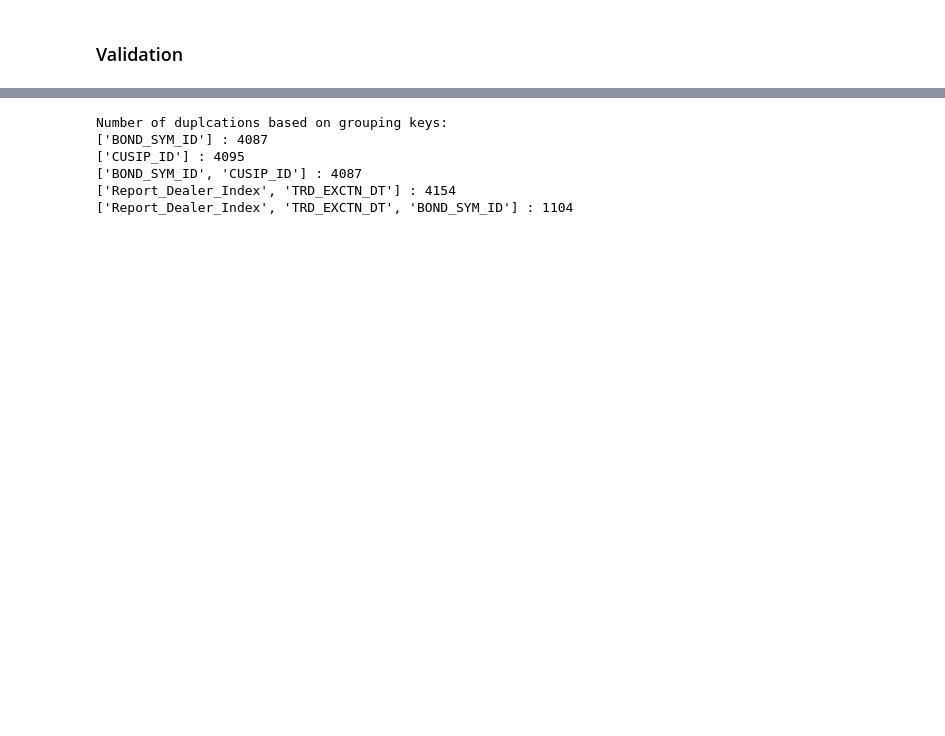
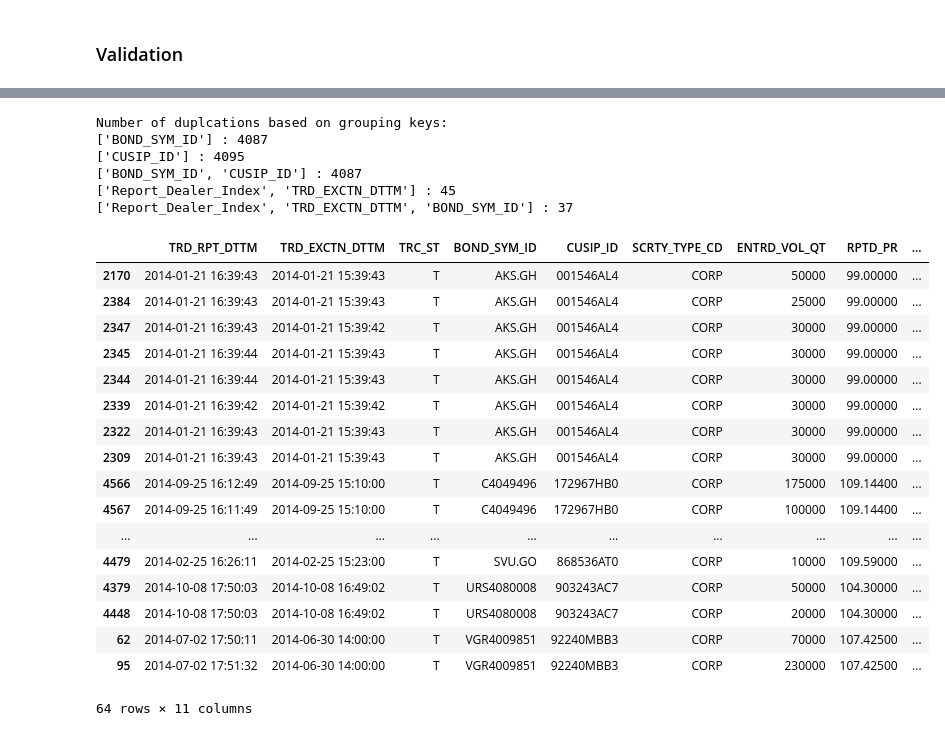
Before and after one commit to raymond180/FINRA_TRACE, a Jupyter notebook: Notebooks/topic_modeling_data_preparation.ipynb, the cells around one changed output, grey strips where cells are left out. Cells and saved outputs as stored; diff of their text form; code cells hidden in the pictures; blank space fills up the shorter version.

```diff
--- a/Notebooks/topic_modeling_data_preparation.ipynb
+++ b/Notebooks/topic_modeling_data_preparation.ipynb
@@ -86,14 +176,35 @@ print('{} rows that are entirely the same in the data set'.format(data.duplicate
 # %%
 print('Number of duplcations based on grouping keys:')
-test_duplication = [['BOND_SYM_ID'],['CUSIP_ID'],['BOND_SYM_ID','CUSIP_ID'],['Report_Dealer_Index','TRD_EXCTN_DT'],
-                   ['Report_Dealer_Index','TRD_EXCTN_DT','BOND_SYM_ID']]
+test_duplication = [['BOND_SYM_ID'],['CUSIP_ID'],['BOND_SYM_ID','CUSIP_ID'],['Report_Dealer_Index','TRD_EXCTN_DTTM'],
+                   ['Report_Dealer_Index','TRD_EXCTN_DTTM','BOND_SYM_ID']]
 for test in test_duplication:
-    print('{} : {}'.format(test, data.duplicated(subset=test).sum()))
+    print('{} : {}'.format(test, data.duplicated(subset=test,keep='first').sum()))
 # %% [output]
 Number of duplcations based on grouping keys:
 ['BOND_SYM_ID'] : 4087
 ['CUSIP_ID'] : 4095
 ['BOND_SYM_ID', 'CUSIP_ID'] : 4087
-['Report_Dealer_Index', 'TRD_EXCTN_DT'] : 4154
-['Report_Dealer_Index', 'TRD_EXCTN_DT', 'BOND_SYM_ID'] : 1104
+['Report_Dealer_Index', 'TRD_EXCTN_DTTM'] : 45
+['Report_Dealer_Index', 'TRD_EXCTN_DTTM', 'BOND_SYM_ID'] : 37
+# %%
+data.loc[data.duplicated(keep=False,subset=['Report_Dealer_Index','TRD_EXCTN_DTTM','BOND_SYM_ID'])].sort_values(by=['BOND_SYM_ID'])
+# %% [output]
+|  | TRD_RPT_DTTM | TRD_EXCTN_DTTM | TRC_ST | BOND_SYM_ID | CUSIP_ID | SCRTY_TYPE_CD | ENTRD_VOL_QT | RPTD_PR | ... |
+| 2170 | 2014-01-21 16:39:43 | 2014-01-21 15:39:43 | T | AKS.GH | 001546AL4 | CORP | 50000 | 99.00000 | ... |
+| 2384 | 2014-01-21 16:39:43 | 2014-01-21 15:39:43 | T | AKS.GH | 001546AL4 | CORP | 25000 | 99.00000 | ... |
+| 2347 | 2014-01-21 16:39:43 | 2014-01-21 15:39:42 | T | AKS.GH | 001546AL4 | CORP | 30000 | 99.00000 | ... |
+| 2345 | 2014-01-21 16:39:44 | 2014-01-21 15:39:43 | T | AKS.GH | 001546AL4 | CORP | 30000 | 99.00000 | ... |
+| 2344 | 2014-01-21 16:39:44 | 2014-01-21 15:39:43 | T | AKS.GH | 001546AL4 | CORP | 30000 | 99.00000 | ... |
+| 2339 | 2014-01-21 16:39:42 | 2014-01-21 15:39:42 | T | AKS.GH | 001546AL4 | CORP | 30000 | 99.00000 | ... |
+| 2322 | 2014-01-21 16:39:43 | 2014-01-21 15:39:43 | T | AKS.GH | 001546AL4 | CORP | 30000 | 99.00000 | ... |
+| 2309 | 2014-01-21 16:39:43 | 2014-01-21 15:39:43 | T | AKS.GH | 001546AL4 | CORP | 30000 | 99.00000 | ... |
+| 4566 | 2014-09-25 16:12:49 | 2014-09-25 15:10:00 | T | C4049496 | 172967HB0 | CORP | 175000 | 109.14400 | ... |
+| 4567 | 2014-09-25 16:11:49 | 2014-09-25 15:10:00 | T | C4049496 | 172967HB0 | CORP | 100000 | 109.14400 | ... |
+| ... | ... | ... | ... | ... | ... | ... | ... | ... | ... |
+| 4479 | 2014-02-25 16:26:11 | 2014-02-25 15:23:00 | T | SVU.GO | 868536AT0 | CORP | 10000 | 109.59000 | ... |
+| 4379 | 2014-10-08 17:50:03 | 2014-10-08 16:49:02 | T | URS4080008 | 903243AC7 | CORP | 50000 | 104.30000 | ... |
+| 4448 | 2014-10-08 17:50:03 | 2014-10-08 16:49:02 | T | URS4080008 | 903243AC7 | CORP | 20000 | 104.30000 | ... |
+| 62 | 2014-07-02 17:50:11 | 2014-06-30 14:00:00 | T | VGR4009851 | 92240MBB3 | CORP | 70000 | 107.42500 | ... |
+| 95 | 2014-07-02 17:51:32 | 2014-06-30 14:00:00 | T | VGR4009851 | 92240MBB3 | CORP | 230000 | 107.42500 | ... |
+64 rows × 11 columns
 # %%
```
Also changed, not shown: parts of 26 cells of this notebook, 3 other files.
